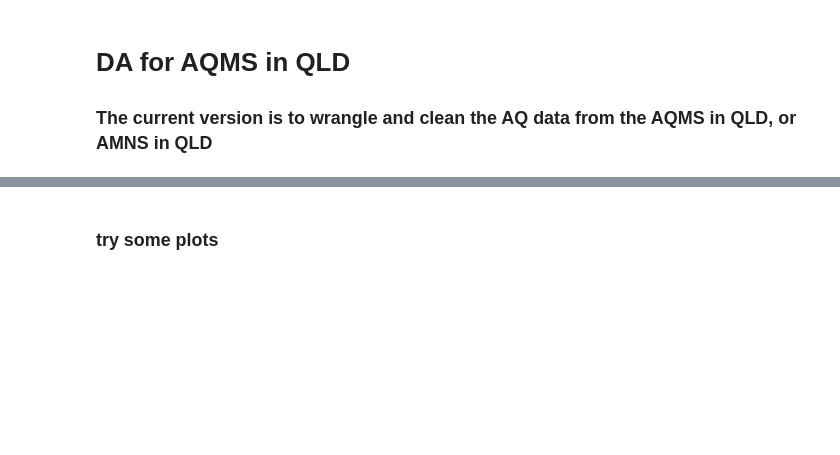
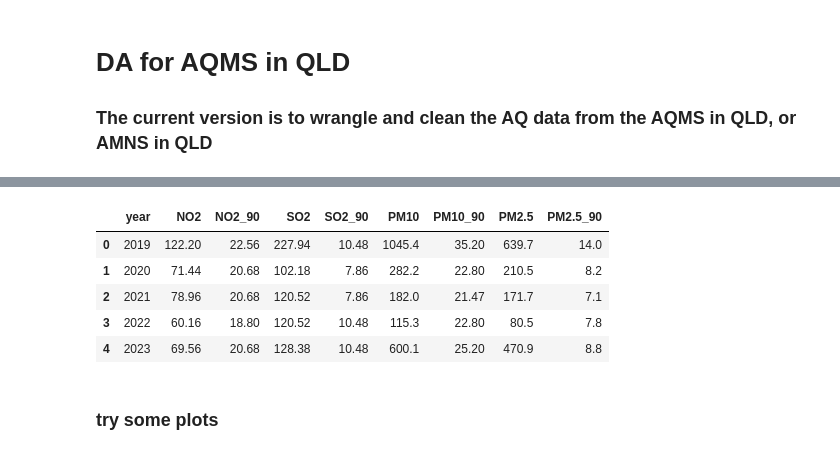
Before and after one commit to GinnCheng/DA_AQ_hub, a Jupyter notebook: main_script.ipynb, the cells around one changed output, grey strips where cells are left out. Cells and saved outputs as stored; diff of their text form; code cells hidden in the pictures; blank space fills up the shorter version.

```diff
--- a/main_script.ipynb
+++ b/main_script.ipynb
@@ -71,3 +44,12 @@ df_bc_24hr_max_per_year
+# %%
+df_bc_1hr_avg
+# %% [output]
+|  | year | NO2 | NO2_90 | SO2 | SO2_90 | PM10 | PM10_90 | PM2.5 | PM2.5_90 |
+| 0 | 2019 | 122.20 | 22.56 | 227.94 | 10.48 | 1045.4 | 35.20 | 639.7 | 14.0 |
+| 1 | 2020 | 71.44 | 20.68 | 102.18 | 7.86 | 282.2 | 22.80 | 210.5 | 8.2 |
+| 2 | 2021 | 78.96 | 20.68 | 120.52 | 7.86 | 182.0 | 21.47 | 171.7 | 7.1 |
+| 3 | 2022 | 60.16 | 18.80 | 120.52 | 10.48 | 115.3 | 22.80 | 80.5 | 7.8 |
+| 4 | 2023 | 69.56 | 20.68 | 128.38 | 10.48 | 600.1 | 25.20 | 470.9 | 8.8 |
 # %% [markdown]
 ### try some plots
 # %% [markdown]
```
Also changed, not shown: parts of 11 cells of this notebook, 1 other file.
